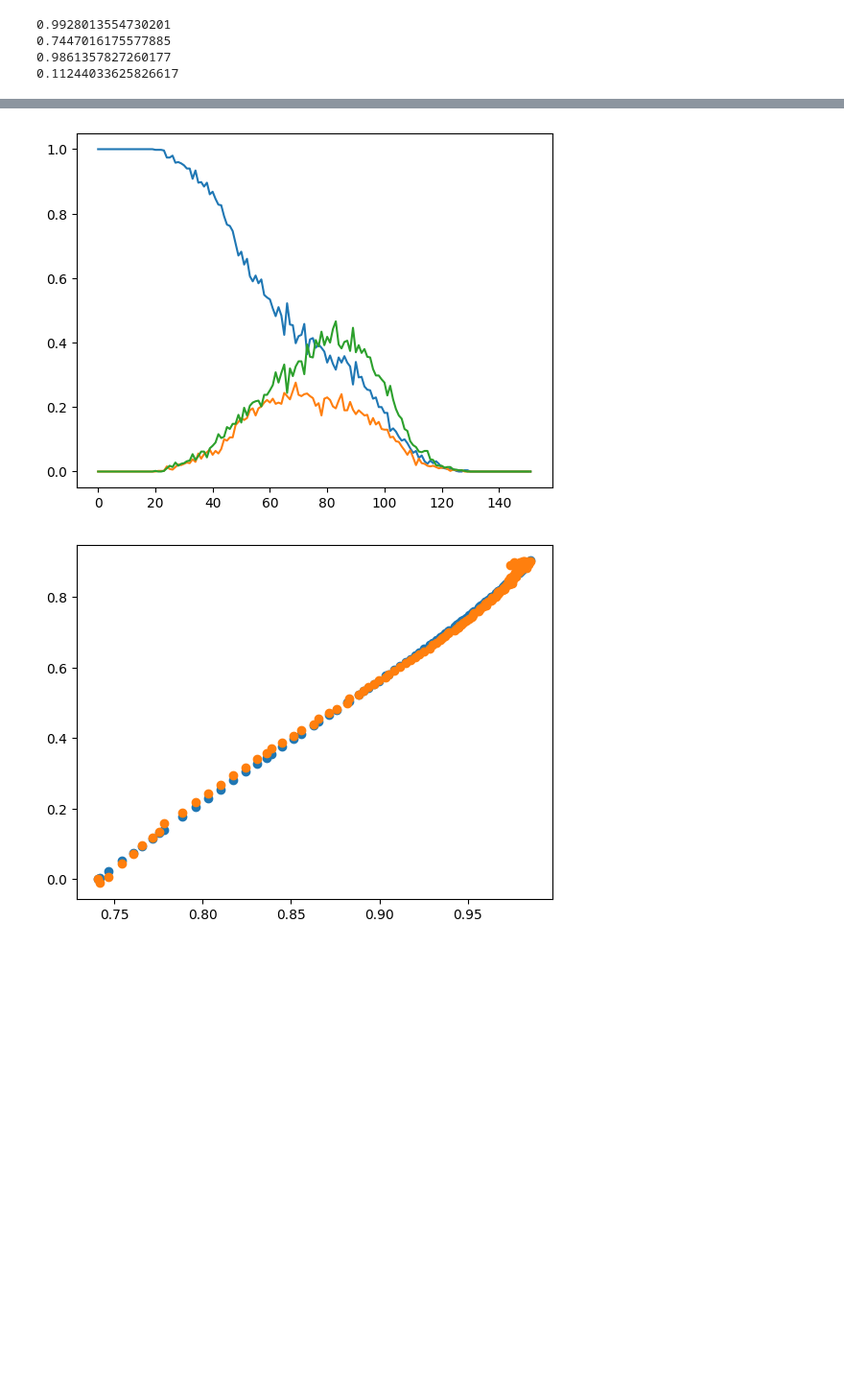
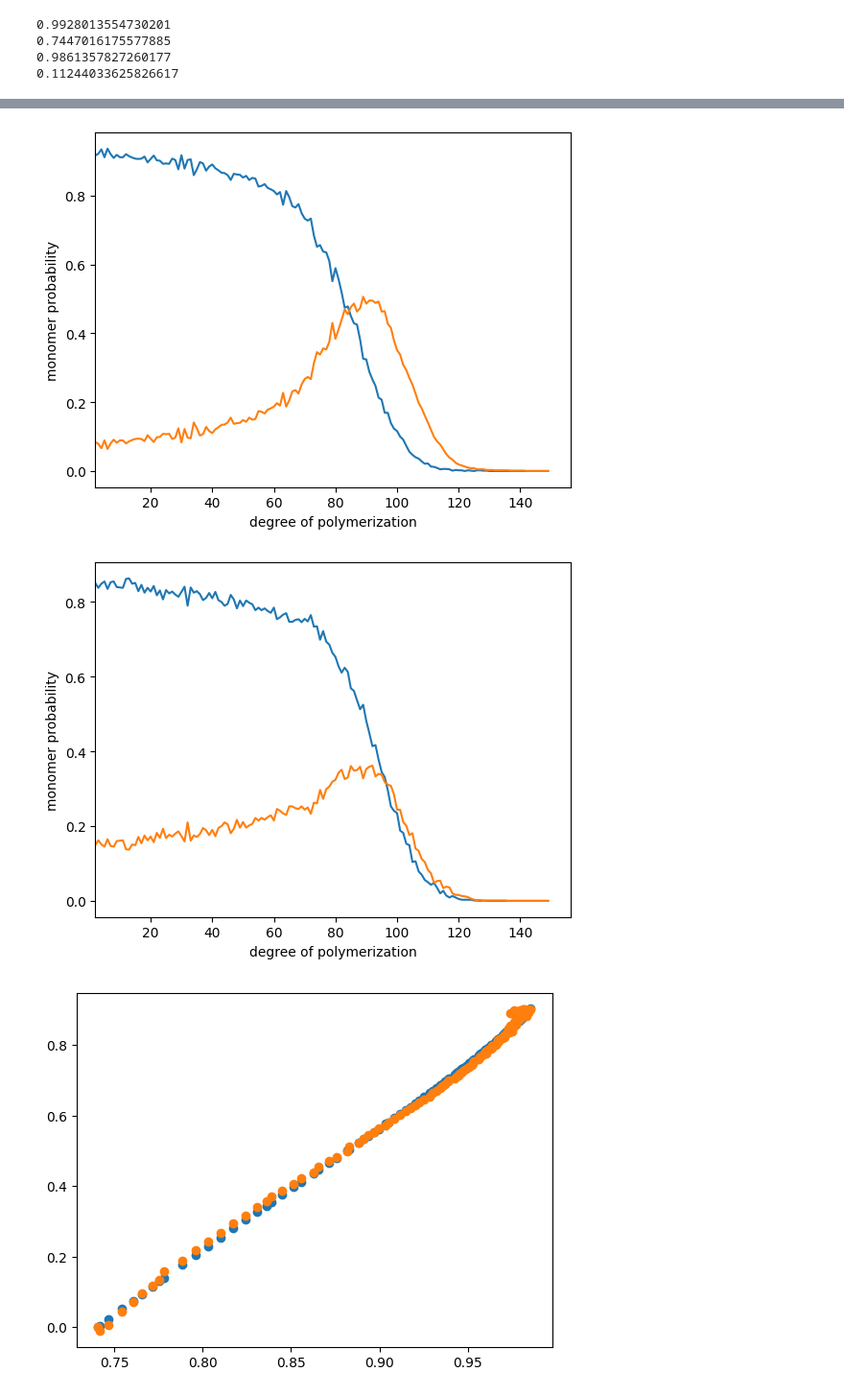
Before and after one commit to UNC-Knight-Lab/prism, a Jupyter notebook: main_nb.ipynb, the cells around one changed output, grey strips where cells are left out. Shown at 96% size. Saved outputs shown, nothing was run; the diff lists cells and outputs as text; code cells hidden in the pictures; blank space fills up the shorter version.

```diff
--- a/main_nb.ipynb
+++ b/main_nb.ipynb
@@ -160,16 +194,19 @@ e.get_graph(segment_size=2)
 # %%
 import analysis_functions.sequence_statistics
 import importlib
 importlib.reload(analysis_functions.sequence_statistics)
-from analysis_functions.sequence_statistics import ChainLengthDispersity, MonomerFrequency, ConstructGraph
+from analysis_functions.sequence_statistics import ChainLengthDispersity, MonomerFrequency
 
-masses = np.array([87.12, 396.53])
+# masses = np.array([87.12, 396.53])
 
-m = MonomerFrequency(all_seqs, 3)
+m = MonomerFrequency(g1, 2)
 m.plot_frequency()
-# m.get_graph()
+
+m = MonomerFrequency(g2, 2)
+m.plot_frequency()
 # %% [output]
-[figure, old version]
+[figure, new version]
+[figure, added]
 # %%
 # peter_data = pd.read_csv('/Users/suprajachittari/Documents/peter/sequence/PDB-4-98_fractions.csv', header=0)
 # bridgette_data = pd.read_csv('/Users/suprajachittari/Documents/peter/sequence/B130_MPAM_DMF.csv', header=0)
```
Also changed, not shown: parts of 3 cells of this notebook, 5 other files.
